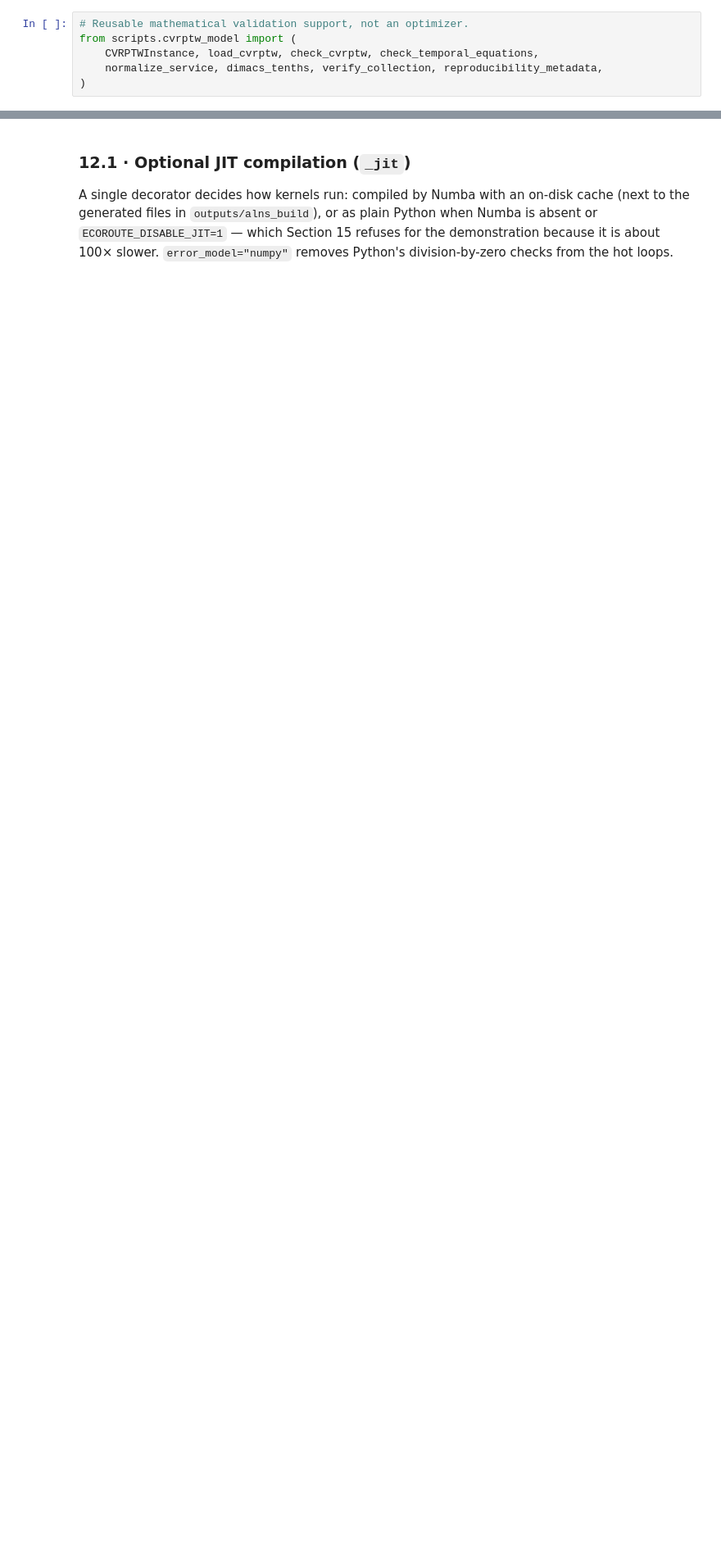
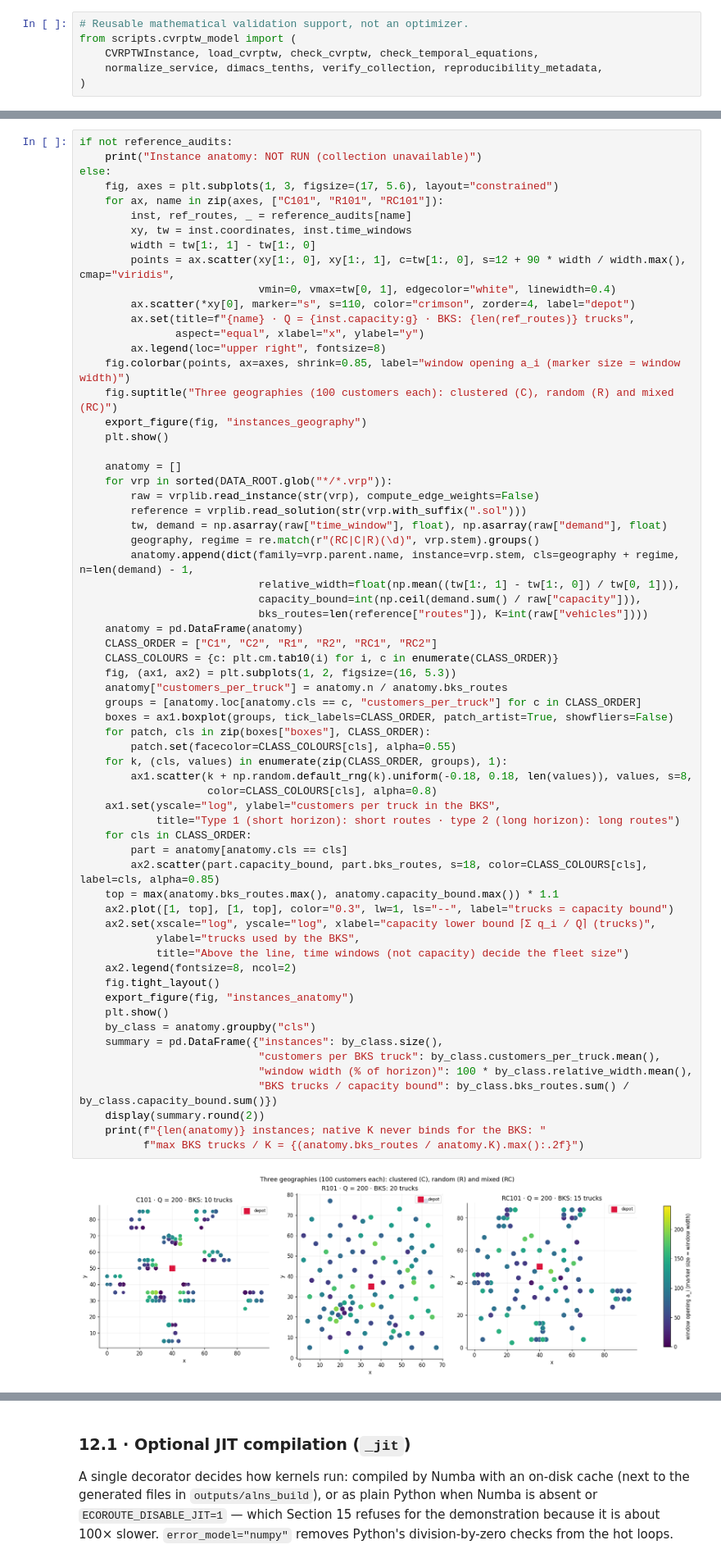
Before and after one commit to DennixAI/EcoRoute-CVRPTW, a Jupyter notebook: main.ipynb, the cells around one changed output, grey strips where cells are left out. Shown at 82% size. Drawn from its saved outputs; the diff is of its cells as text; blank space fills up the shorter version.

```diff
--- a/main.ipynb
+++ b/main.ipynb
@@ -1032,0 +1282,66 @@ else:
+# %%
+if not reference_audits:
+    print("Instance anatomy: NOT RUN (collection unavailable)")
+else:
+    fig, axes = plt.subplots(1, 3, figsize=(17, 5.6), layout="constrained")
+    for ax, name in zip(axes, ["C101", "R101", "RC101"]):
+        inst, ref_routes, _ = reference_audits[name]
+        xy, tw = inst.coordinates, inst.time_windows
+        width = tw[1:, 1] - tw[1:, 0]
+        points = ax.scatter(xy[1:, 0], xy[1:, 1], c=tw[1:, 0], s=12 + 90 * width / width.max(), cmap="viridis",
+                            vmin=0, vmax=tw[0, 1], edgecolor="white", linewidth=0.4)
+        ax.scatter(*xy[0], marker="s", s=110, color="crimson", zorder=4, label="depot")
+        ax.set(title=f"{name} · Q = {inst.capacity:g} · BKS: {len(ref_routes)} trucks",
+               aspect="equal", xlabel="x", ylabel="y")
+        ax.legend(loc="upper right", fontsize=8)
+    fig.colorbar(points, ax=axes, shrink=0.85, label="window opening a_i (marker size = window width)")
+    fig.suptitle("Three geographies (100 customers each): clustered (C), random (R) and mixed (RC)")
+    export_figure(fig, "instances_geography")
+    plt.show()
+
+    anatomy = []
+    for vrp in sorted(DATA_ROOT.glob("*/*.vrp")):
+        raw = vrplib.read_instance(str(vrp), compute_edge_weights=False)
+        reference = vrplib.read_solution(str(vrp.with_suffix(".sol")))
+        tw, demand = np.asarray(raw["time_window"], float), np.asarray(raw["demand"], float)
+        geography, regime = re.match(r"(RC|C|R)(\d)", vrp.stem).groups()
+        anatomy.append(dict(family=vrp.parent.name, instance=vrp.stem, cls=geography + regime, n=len(demand) - 1,
+                            relative_width=float(np.mean((tw[1:, 1] - tw[1:, 0]) / tw[0, 1])),
+                            capacity_bound=int(np.ceil(demand.sum() / raw["capacity"])),
+                            bks_routes=len(reference["routes"]), K=int(raw["vehicles"])))
+    anatomy = pd.DataFrame(anatomy)
+    CLASS_ORDER = ["C1", "C2", "R1", "R2", "RC1", "RC2"]
+    CLASS_COLOURS = {c: plt.cm.tab10(i) for i, c in enumerate(CLASS_ORDER)}
+    fig, (ax1, ax2) = plt.subplots(1, 2, figsize=(16, 5.3))
+    anatomy["customers_per_truck"] = anatomy.n / anatomy.bks_routes
+    groups = [anatomy.loc[anatomy.cls == c, "customers_per_truck"] for c in CLASS_ORDER]
+    boxes = ax1.boxplot(groups, tick_labels=CLASS_ORDER, patch_artist=True, showfliers=False)
+    for patch, cls in zip(boxes["boxes"], CLASS_ORDER):
+        patch.set(facecolor=CLASS_COLOURS[cls], alpha=0.55)
+    for k, (cls, values) in enumerate(zip(CLASS_ORDER, groups), 1):
+        ax1.scatter(k + np.random.default_rng(k).uniform(-0.18, 0.18, len(values)), values, s=8,
+                    color=CLASS_COLOURS[cls], alpha=0.8)
+    ax1.set(yscale="log", ylabel="customers per truck in the BKS",
+            title="Type 1 (short horizon): short routes · type 2 (long horizon): long routes")
+    for cls in CLASS_ORDER:
+        part = anatomy[anatomy.cls == cls]
+        ax2.scatter(part.capacity_bound, part.bks_routes, s=18, color=CLASS_COLOURS[cls], label=cls, alpha=0.85)
+    top = max(anatomy.bks_routes.max(), anatomy.capacity_bound.max()) * 1.1
+    ax2.plot([1, top], [1, top], color="0.3", lw=1, ls="--", label="trucks = capacity bound")
+    ax2.set(xscale="log", yscale="log", xlabel="capacity lower bound ⌈Σ q_i / Q⌉ (trucks)",
+            ylabel="trucks used by the BKS",
+            title="Above the line, time windows (not capacity) decide the fleet size")
+    ax2.legend(fontsize=8, ncol=2)
+    fig.tight_layout()
+    export_figure(fig, "instances_anatomy")
+    plt.show()
+    by_class = anatomy.groupby("cls")
+    summary = pd.DataFrame({"instances": by_class.size(),
+                            "customers per BKS truck": by_class.customers_per_truck.mean(),
+                            "window width (% of horizon)": 100 * by_class.relative_width.mean(),
+                            "BKS trucks / capacity bound": by_class.bks_routes.sum() / by_class.capacity_bound.sum()})
+    display(summary.round(2))
+    print(f"{len(anatomy)} instances; native K never binds for the BKS: "
+          f"max BKS trucks / K = {(anatomy.bks_routes / anatomy.K).max():.2f}")
+# %% [output]
+[figure, added]
```
Also changed, not shown: parts of 48 cells of this notebook, 24 other files.
